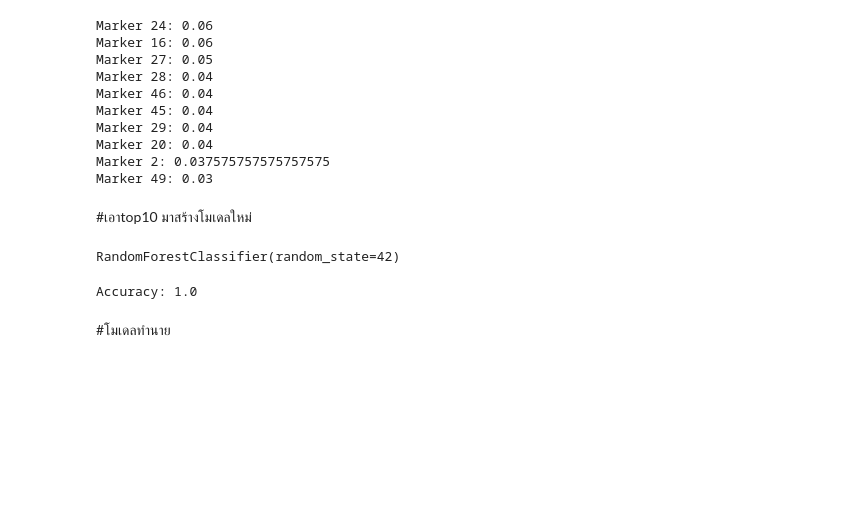
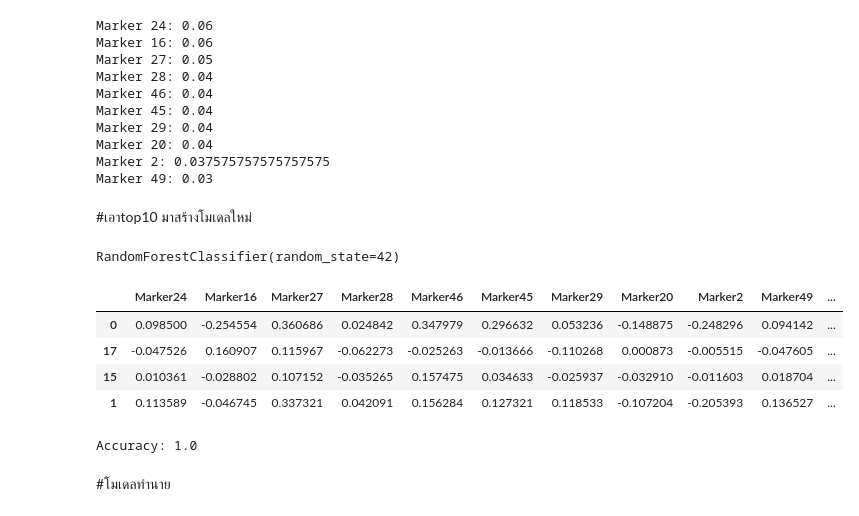
Before and after one commit to nannthd/ProjectNNGB, a Jupyter notebook: model(Nan).ipynb, the cells around one changed output. Saved outputs shown, nothing was run; the diff lists cells and outputs as text; code cells hidden in the pictures; blank space fills up the shorter version.

```diff
--- a/model(Nan).ipynb
+++ b/model(Nan).ipynb
@@ -174,6 +245,14 @@ model = RandomForestClassifier(random_state=42)
 model.fit(X_train, y_train)
 # %% [output]
 RandomForestClassifier(random_state=42)
+# %%
+test_data
+# %% [output]
+|  | Marker24 | Marker16 | Marker27 | Marker28 | Marker46 | Marker45 | Marker29 | Marker20 | Marker2 | Marker49 | ... |
+| 0 | 0.098500 | -0.254554 | 0.360686 | 0.024842 | 0.347979 | 0.296632 | 0.053236 | -0.148875 | -0.248296 | 0.094142 | ... |
+| 17 | -0.047526 | 0.160907 | 0.115967 | -0.062273 | -0.025263 | -0.013666 | -0.110268 | 0.000873 | -0.005515 | -0.047605 | ... |
+| 15 | 0.010361 | -0.028802 | 0.107152 | -0.035265 | 0.157475 | 0.034633 | -0.025937 | -0.032910 | -0.011603 | 0.018704 | ... |
+| 1 | 0.113589 | -0.046745 | 0.337321 | 0.042091 | 0.156284 | 0.127321 | 0.118533 | -0.107204 | -0.205393 | 0.136527 | ... |
 # %%
 # ทดสอบโมเดล
 X_test = test_data.drop('Label', axis=1)
```
Also changed, not shown: parts of 22 cells of this notebook.
